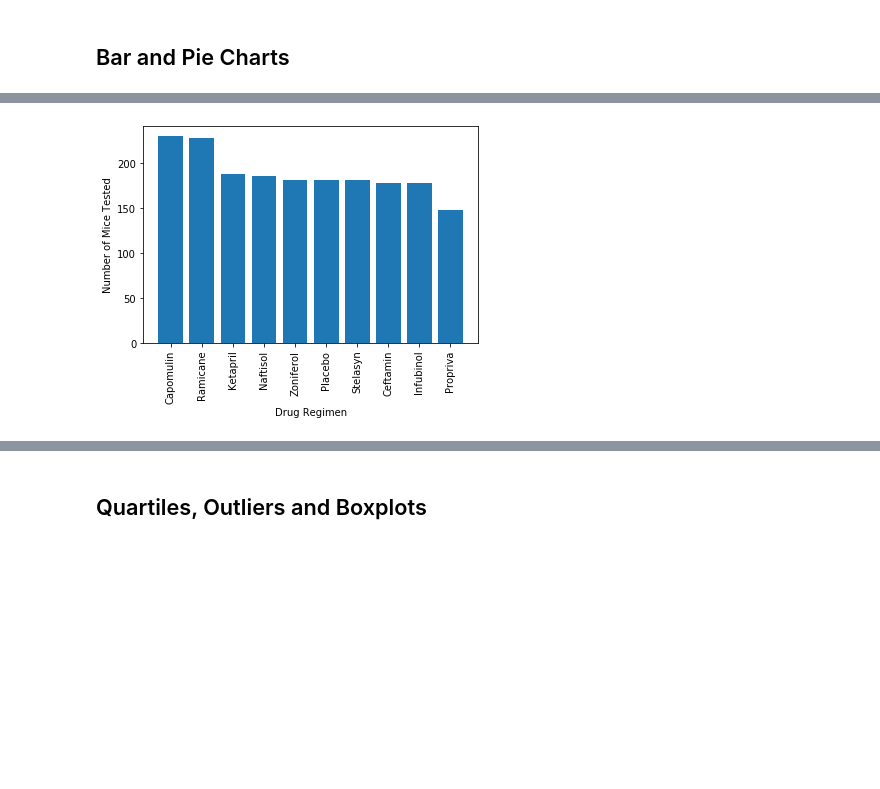
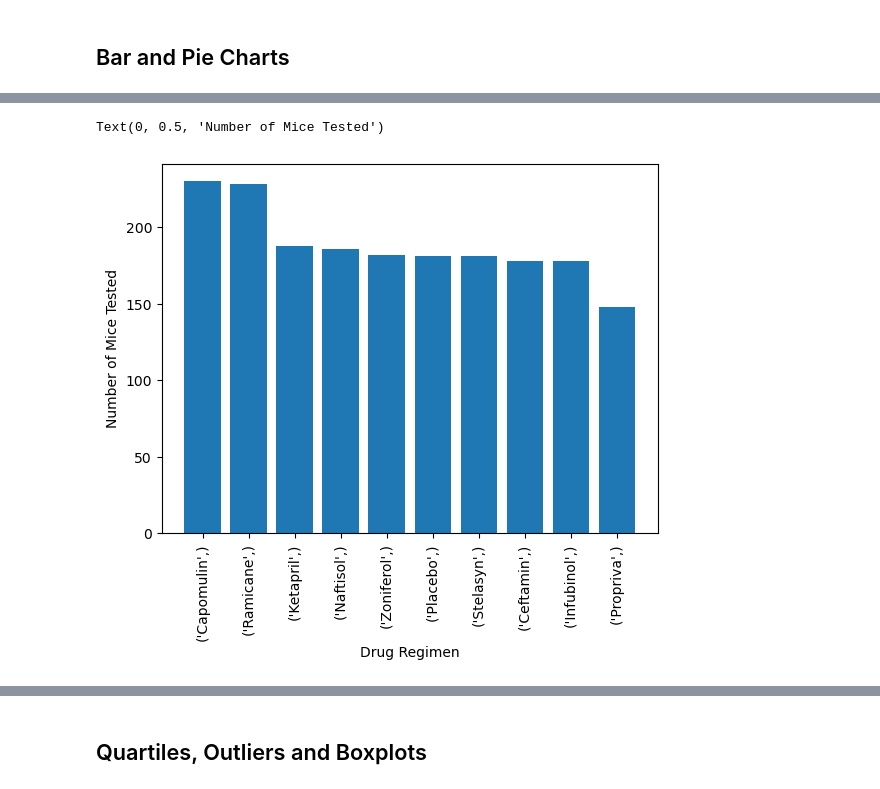
Before and after one commit to gamountainmama/matplotlib-challenge, a Jupyter notebook: module_5_starter_code/Pymaceuticals/matplotlib-challenge.ipynb, the cells around one changed output, grey strips where cells are left out. Drawn from its saved outputs; the diff is of its cells as text; code cells hidden in the pictures; blank space fills up the shorter version.

```diff
--- a/module_5_starter_code/Pymaceuticals/matplotlib-challenge.ipynb
+++ b/module_5_starter_code/Pymaceuticals/matplotlib-challenge.ipynb
@@ -136,4 +141,7 @@ drug_summary
 ## Bar and Pie Charts
 # %%
 # Generate a bar plot showing the total number of timepoints for all mice tested for each drug regimen using Pandas.
+drug_mice_count = clean_data[["Drug Regimen"]].value_counts()
+drug_mice_count.plot(kind="bar", xlabel = "Drug Regimen", ylabel = "Number of Mice Tested")
+plt.show()
 # %% [output]
@@ -141,6 +149,14 @@ drug_summary
 # %%
 # Generate a bar plot showing the total number of timepoints for all mice tested for each drug regimen using pyplot.
+x_axis = np.arange(len(drug_mice_count))
+tick_locations = [value for value in x_axis]
+
+plt.bar(x_axis, drug_mice_count)
+plt.xticks(tick_locations, drug_mice_count.index, rotation = "vertical")
+plt.xlabel("Drug Regimen")
+plt.ylabel("Number of Mice Tested")
 # %% [output]
+Text(0, 0.5, 'Number of Mice Tested')
-[figure, old version]
+[figure, new version]
 # %%
 # Generate a pie plot showing the distribution of female versus male mice using Pandas
```
Also changed, not shown: parts of 11 cells of this notebook.
